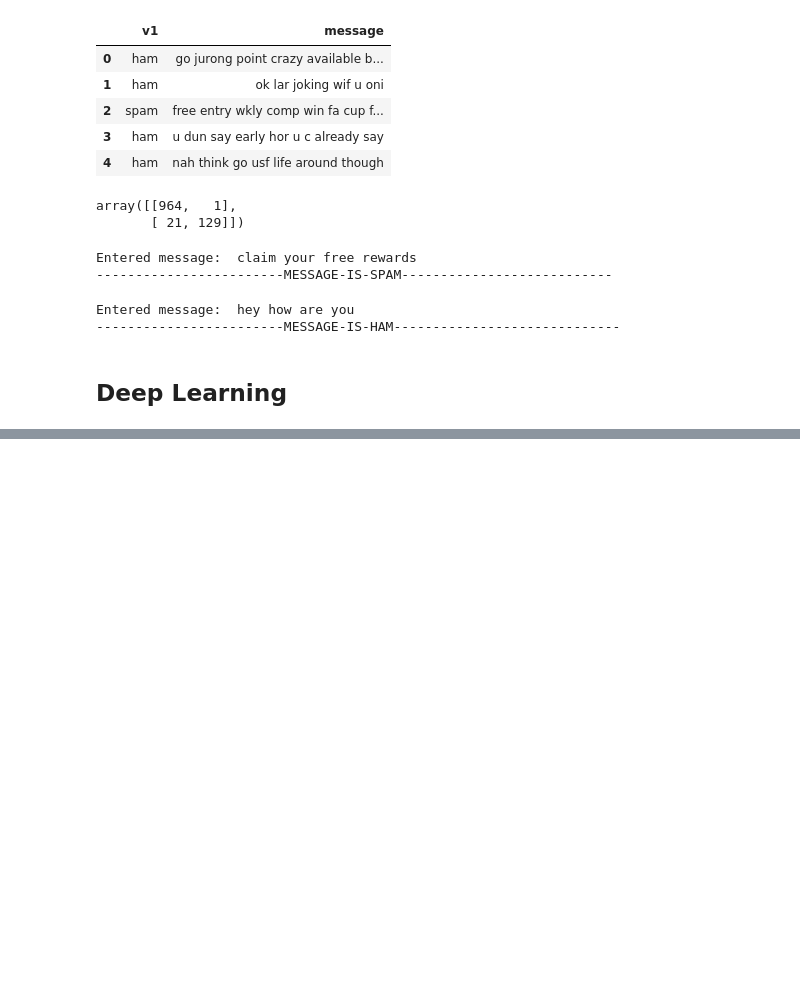
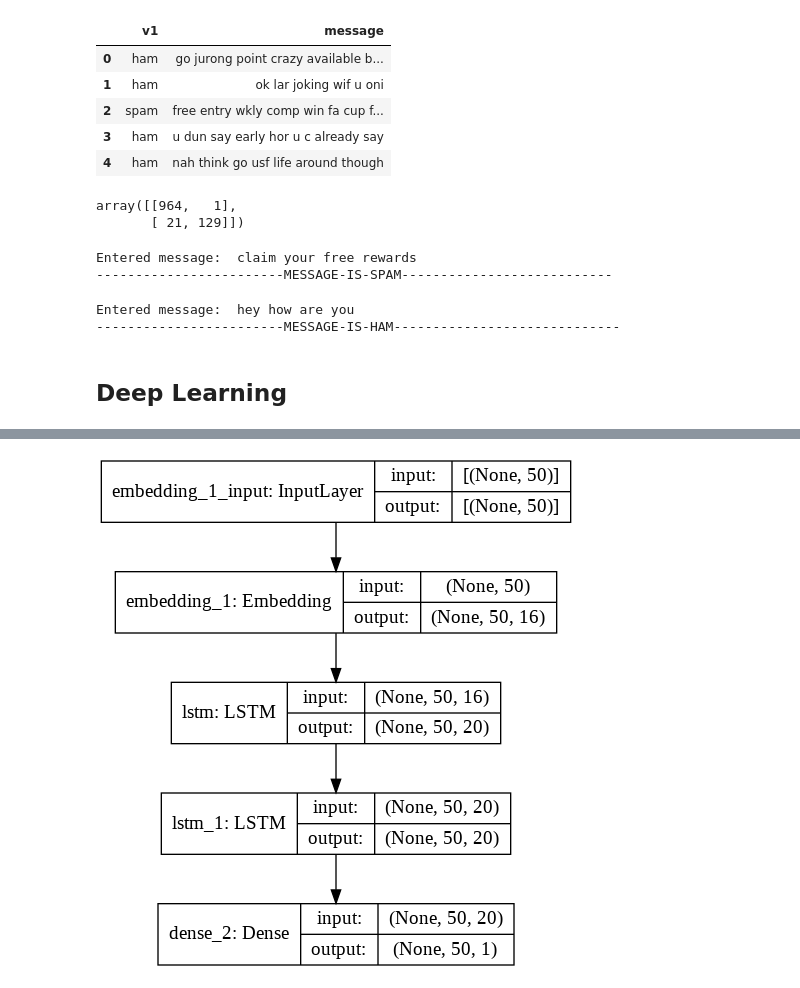
Before and after one commit to hrisav/spam-ham, a Jupyter notebook: Spam_Ham.ipynb, the cells around one changed output, grey strips where cells are left out. Saved outputs shown, nothing was run; the diff lists cells and outputs as text; code cells hidden in the pictures; blank space fills up the shorter version.

```diff
--- a/Spam_Ham.ipynb
+++ b/Spam_Ham.ipynb
@@ -753,0 +787,8 @@ y_pred
+# %%
+# LSTM Spam detection architecture
+
+model1 = Sequential()
+model1.add(Embedding(vocab_size, embeding_dim, input_length=max_len))
+model1.add(LSTM(n_lstm, dropout=drop_lstm, return_sequences=True))
+model1.add(LSTM(n_lstm, dropout=drop_lstm, return_sequences=True))
+model1.add(Dense(1, activation='sigmoid'))
@@ -753,0 +814,4 @@ y_pred
+# %%
+plot_model(model1, show_shapes=True, show_layer_names=True)
+# %% [output]
+[figure, added]
```
Also changed, not shown: parts of 108 cells of this notebook.
